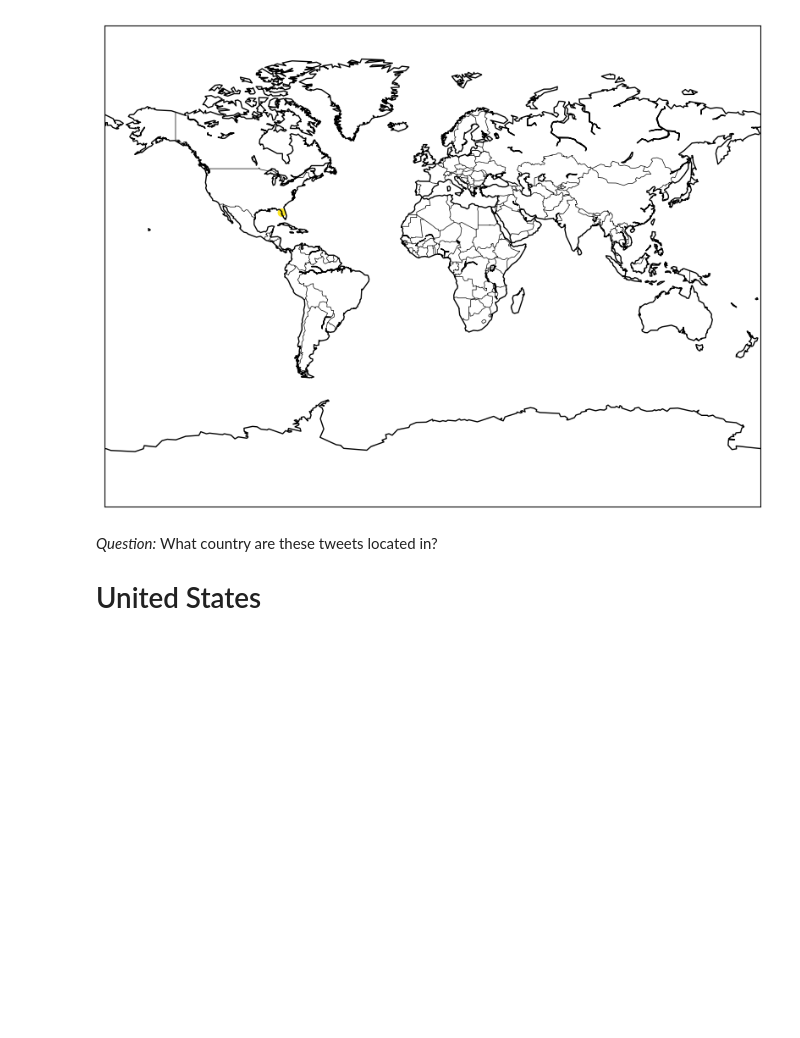
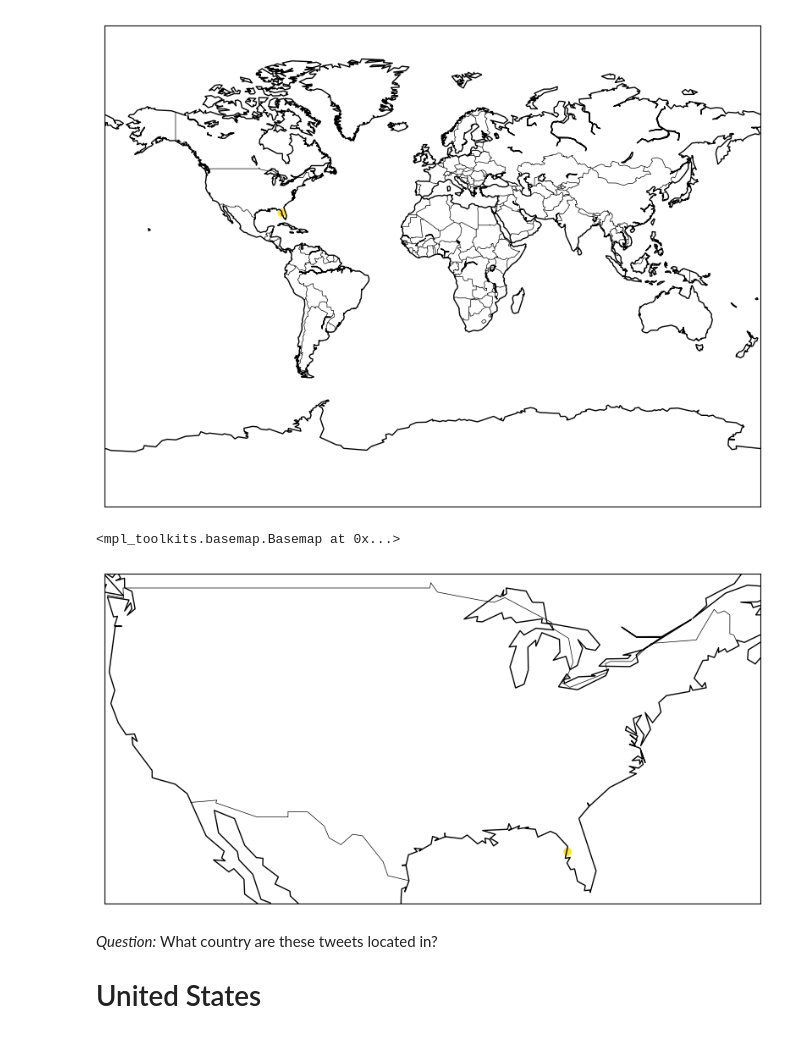
Before and after one commit to asvilla/QM2, a Jupyter notebook: notebooks/W04. Natural Language Processing.ipynb, the cells around one changed output. Cells and saved outputs as stored; diff of their text form; code cells hidden in the pictures; blank space fills up the shorter version.

```diff
--- a/notebooks/W04. Natural Language Processing.ipynb
+++ b/notebooks/W04. Natural Language Processing.ipynb
@@ -682,6 +682,27 @@ map
 # %% [output]
 <mpl_toolkits.basemap.Basemap at 0x...>
 [figure]
+# %%
+map = Basemap(
+    projection='mill',
+    llcrnrlat=24,  # Lower-left corner latitude
+    urcrnrlat=50,  # Upper-right corner latitude
+    llcrnrlon=-125,  # Lower-left corner longitude
+    urcrnrlon=-65,  # Upper-right corner longitude
+)
+map.drawcoastlines()
+map.drawcountries()
+map.scatter(
+      x=sample['latitude'].values,
+      y=sample['longitude'].values,
+      c=sample['Polarity'].values,
+      latlon=True,
+      vmin=-1,
+      vmax=0)
+map
+# %% [output]
+<mpl_toolkits.basemap.Basemap at 0x...>
+[figure, added]
 # %% [markdown]
 *Question:* What country are these tweets located in?
 # United States
```
